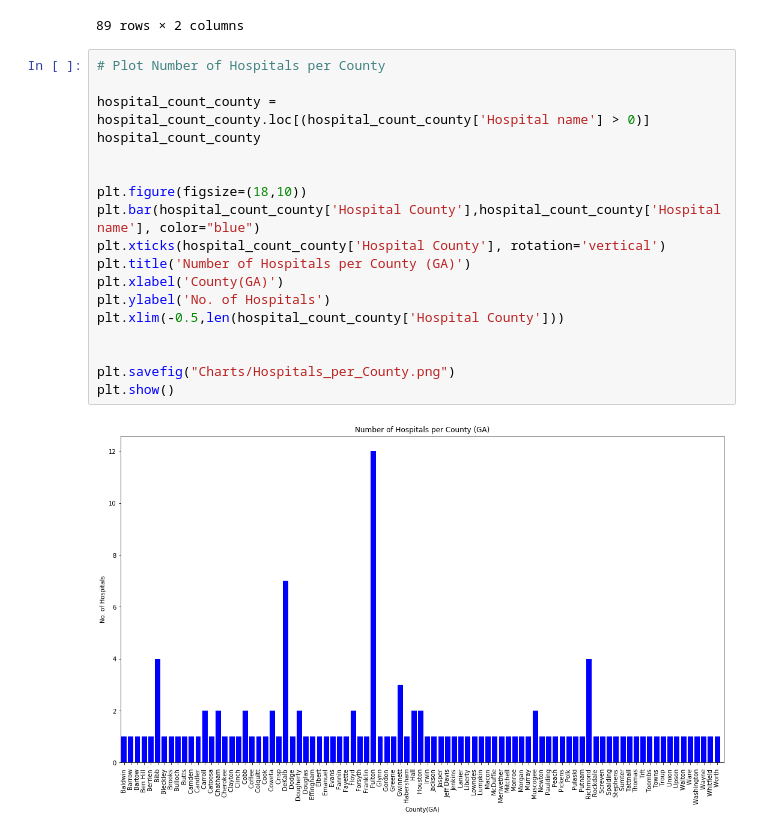
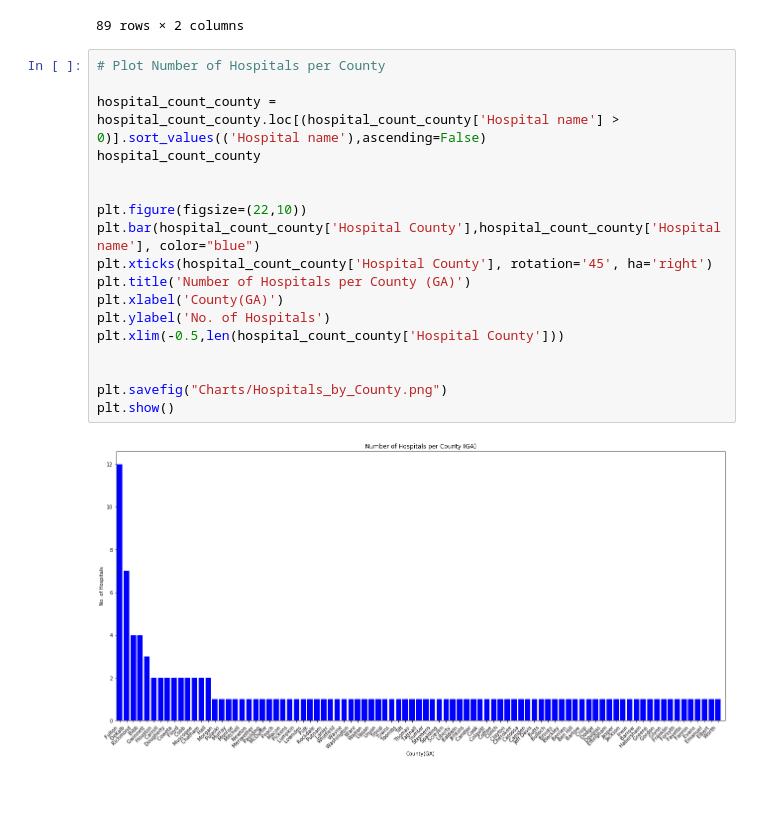
Before and after one commit to jtilenis/Data_Scavengers, a Jupyter notebook: bar_charts.ipynb, the cells around one changed output. Drawn from its saved outputs; the diff is of its cells as text; blank space fills up the shorter version.

```diff
--- a/bar_charts.ipynb
+++ b/bar_charts.ipynb
@@ -170,23 +159,23 @@ hospital_count_county
 # %%
 # Plot Number of Hospitals per County
 
-hospital_count_county = hospital_count_county.loc[(hospital_count_county['Hospital name'] > 0)]
+hospital_count_county = hospital_count_county.loc[(hospital_count_county['Hospital name'] > 0)].sort_values(('Hospital name'),ascending=False)
 hospital_count_county
 
 
-plt.figure(figsize=(18,10))
+plt.figure(figsize=(22,10))
 plt.bar(hospital_count_county['Hospital County'],hospital_count_county['Hospital name'], color="blue")
-plt.xticks(hospital_count_county['Hospital County'], rotation='vertical')
+plt.xticks(hospital_count_county['Hospital County'], rotation='45', ha='right')
 plt.title('Number of Hospitals per County (GA)')
 plt.xlabel('County(GA)')
 plt.ylabel('No. of Hospitals')
 plt.xlim(-0.5,len(hospital_count_county['Hospital County']))
 
 
-plt.savefig("Charts/Hospitals_per_County.png")
+plt.savefig("Charts/Hospitals_by_County.png")
 plt.show()
 # %% [output]
-[figure, old version]
+[figure, new version]
 # %%
 # beds by population by city
 
```
Also changed, not shown: parts of 12 cells of this notebook, 21 other files.
